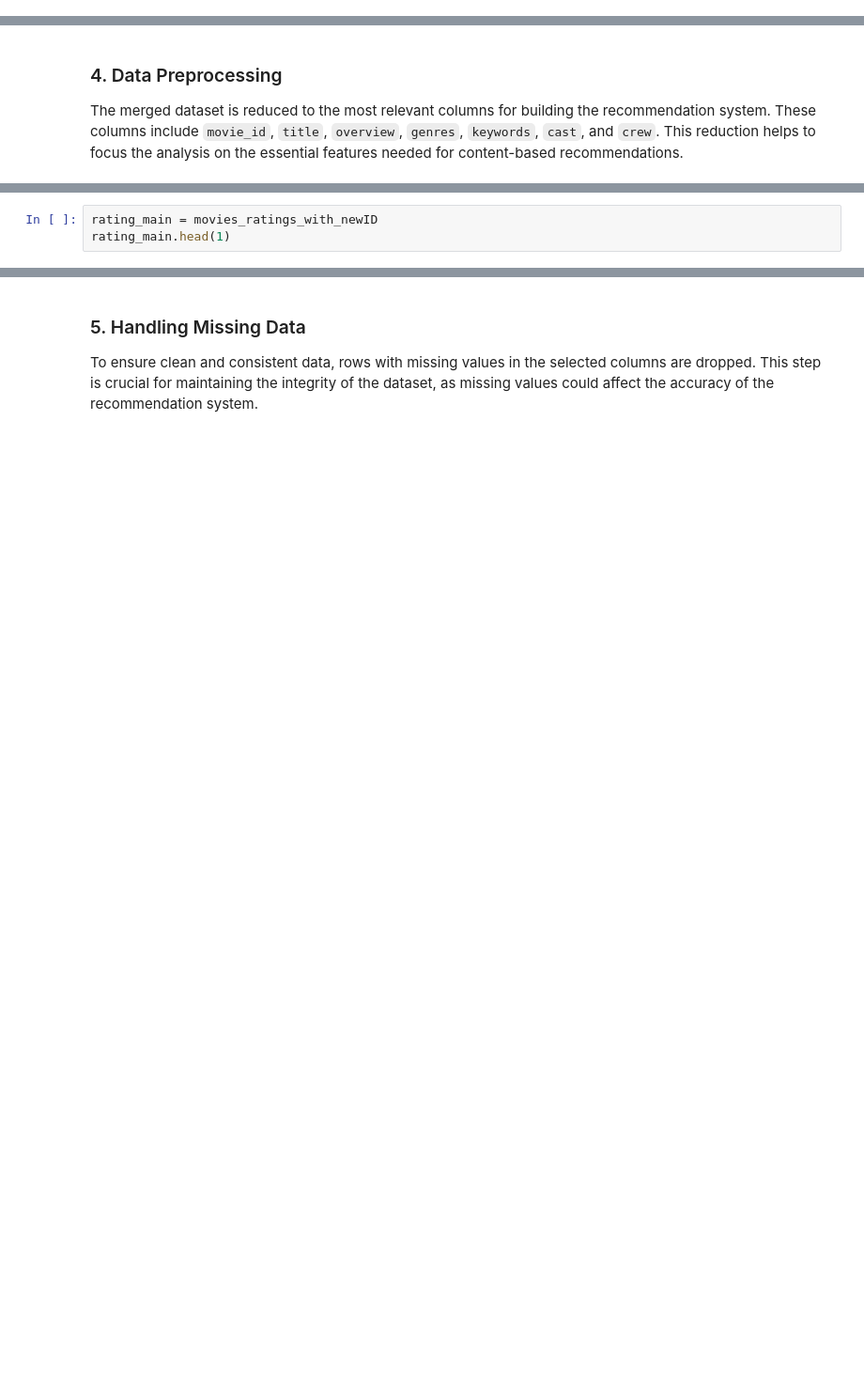
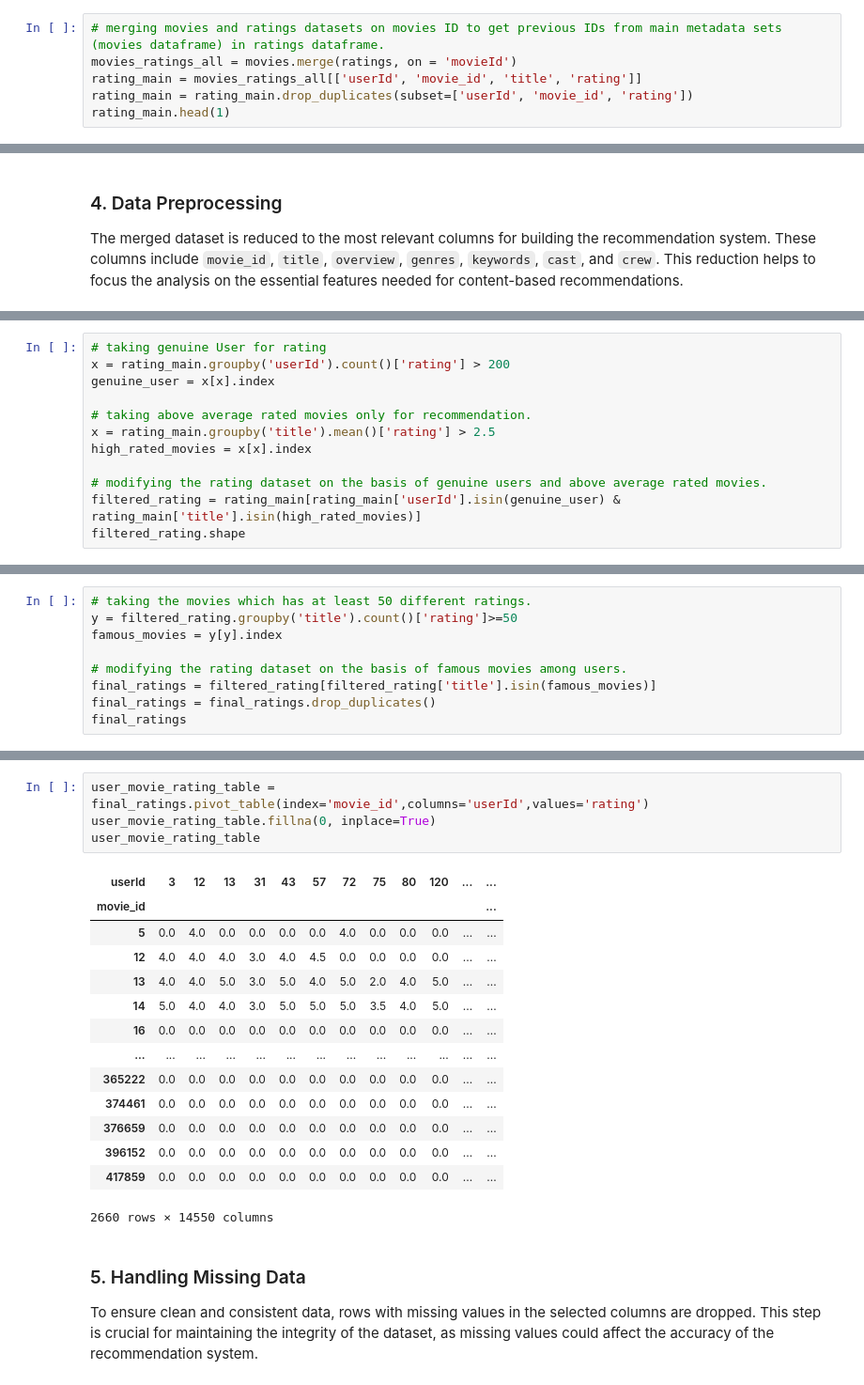
Before and after one commit to smabid2018/Netflix_movies_recomendation_System, a Jupyter notebook: Movies_Recomendation_System.ipynb, the cells around one changed output, grey strips where cells are left out. Shown: that part at 94% size. Cells and saved outputs as stored; diff of their text form; blank space fills up the shorter version.

Commit message:
Recommendation improved

```diff
--- a/Movies_Recomendation_System.ipynb
+++ b/Movies_Recomendation_System.ipynb
@@ -87,0 +88,6 @@ movies_ratings_with_newID.head(1)
+# %%
+# merging movies and ratings datasets on movies ID to get previous IDs from main metadata sets (movies dataframe) in ratings dataframe.
+movies_ratings_all = movies.merge(ratings, on = 'movieId')
+rating_main = movies_ratings_all[['userId', 'movie_id', 'title', 'rating']]
+rating_main = rating_main.drop_duplicates(subset=['userId', 'movie_id', 'rating'])
+rating_main.head(1)
@@ -99,6 +108,3 @@ movies.head(1)
 # %% [output]
 |  | movie_id | title | overview | genres | keywords | cast | crew |
 | 0 | 19995 | Avatar | In the 22nd century, a paraplegic... | [{"id": 28, "name": "Action"}, {"... | [{"id": 1463, "name": "culture cl... | [{"cast_id": 242, "character": "J... | [{"credit_id": "52fe48009251416c7... |
-# %%
-rating_main = movies_ratings_with_newID
-rating_main.head(1)
@@ -142,0 +111,12 @@ user_movie_rating_table
+# %%
+# taking genuine User for rating
+x = rating_main.groupby('userId').count()['rating'] > 200
+genuine_user = x[x].index
+
+# taking above average rated movies only for recommendation.
+x = rating_main.groupby('title').mean()['rating'] > 2.5
+high_rated_movies = x[x].index
+
+# modifying the rating dataset on the basis of genuine users and above average rated movies.
+filtered_rating = rating_main[rating_main['userId'].isin(genuine_user) & rating_main['title'].isin(high_rated_movies)]
+filtered_rating.shape
@@ -142,0 +125,9 @@ user_movie_rating_table
+# %%
+# taking the movies which has at least 50 different ratings.
+y = filtered_rating.groupby('title').count()['rating']>=50
+famous_movies = y[y].index
+
+# modifying the rating dataset on the basis of famous movies among users.
+final_ratings = filtered_rating[filtered_rating['title'].isin(famous_movies)]
+final_ratings = final_ratings.drop_duplicates()
+final_ratings
@@ -143,3 +148,22 @@ user_movie_rating_table
+# %%
+user_movie_rating_table = final_ratings.pivot_table(index='movie_id',columns='userId',values='rating')
+user_movie_rating_table.fillna(0, inplace=True)
+user_movie_rating_table
+# %% [output]
+| userId | 3 | 12 | 13 | 31 | 43 | 57 | 72 | 75 | 80 | 120 | ... | ... |
+| movie_id |  |  |  |  |  |  |  |  |  |  |  | ... |
+| 5 | 0.0 | 4.0 | 0.0 | 0.0 | 0.0 | 0.0 | 4.0 | 0.0 | 0.0 | 0.0 | ... | ... |
+| 12 | 4.0 | 4.0 | 4.0 | 3.0 | 4.0 | 4.5 | 0.0 | 0.0 | 0.0 | 0.0 | ... | ... |
+| 13 | 4.0 | 4.0 | 5.0 | 3.0 | 5.0 | 4.0 | 5.0 | 2.0 | 4.0 | 5.0 | ... | ... |
+| 14 | 5.0 | 4.0 | 4.0 | 3.0 | 5.0 | 5.0 | 5.0 | 3.5 | 4.0 | 5.0 | ... | ... |
+| 16 | 0.0 | 0.0 | 0.0 | 0.0 | 0.0 | 0.0 | 0.0 | 0.0 | 0.0 | 0.0 | ... | ... |
+| ... | ... | ... | ... | ... | ... | ... | ... | ... | ... | ... | ... | ... |
+| 365222 | 0.0 | 0.0 | 0.0 | 0.0 | 0.0 | 0.0 | 0.0 | 0.0 | 0.0 | 0.0 | ... | ... |
+| 374461 | 0.0 | 0.0 | 0.0 | 0.0 | 0.0 | 0.0 | 0.0 | 0.0 | 0.0 | 0.0 | ... | ... |
+| 376659 | 0.0 | 0.0 | 0.0 | 0.0 | 0.0 | 0.0 | 0.0 | 0.0 | 0.0 | 0.0 | ... | ... |
+| 396152 | 0.0 | 0.0 | 0.0 | 0.0 | 0.0 | 0.0 | 0.0 | 0.0 | 0.0 | 0.0 | ... | ... |
+| 417859 | 0.0 | 0.0 | 0.0 | 0.0 | 0.0 | 0.0 | 0.0 | 0.0 | 0.0 | 0.0 | ... | ... |
+2660 rows × 14550 columns
 # %% [markdown]
 ### 5. Handling Missing Data
 To ensure clean and consistent data, rows with missing values in the selected columns are dropped. This step is crucial for maintaining the integrity of the dataset, as missing values could affect the accuracy of the recommendation system.
```
Also changed, not shown: parts of 76 cells of this notebook, 1 other file.
